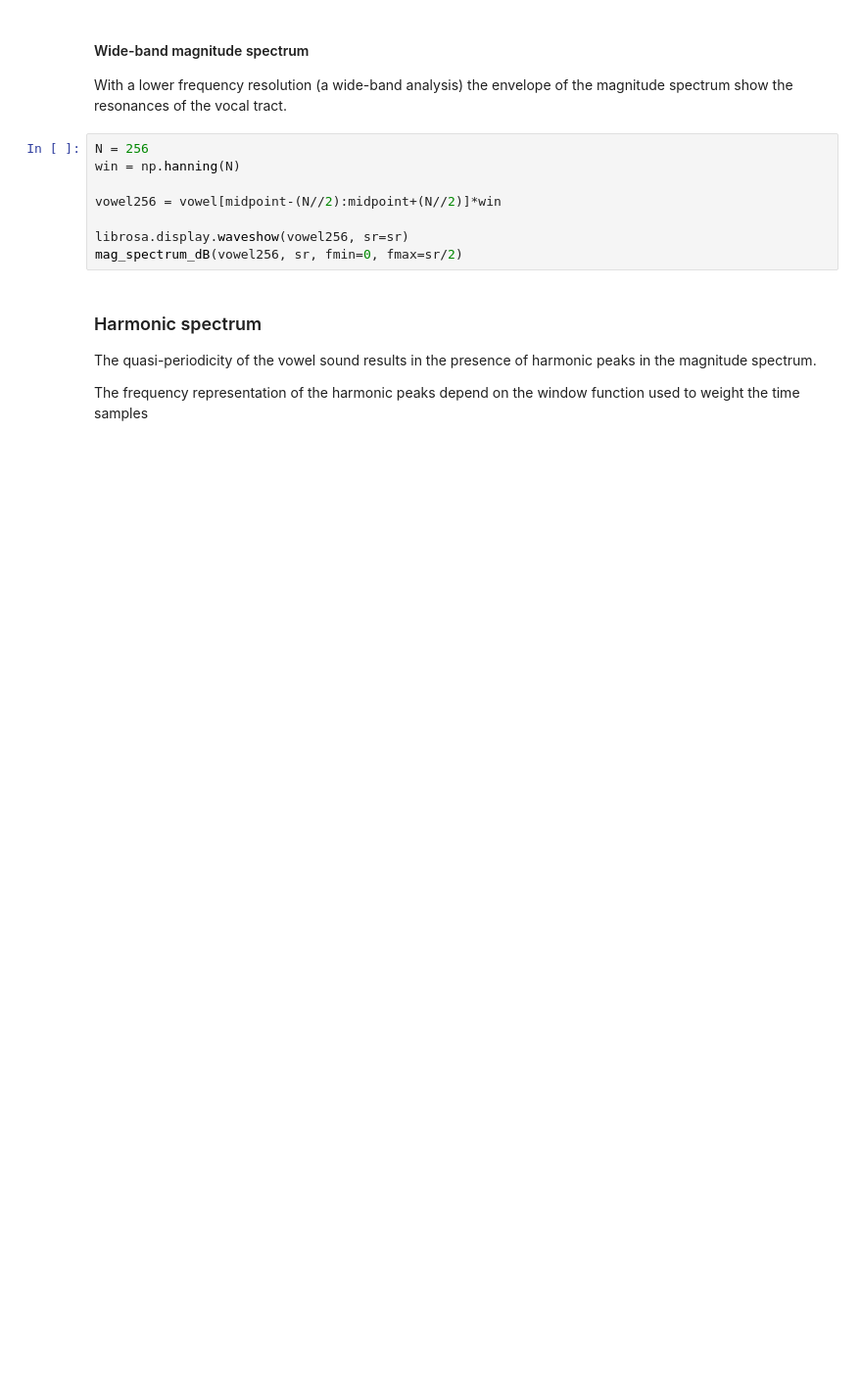
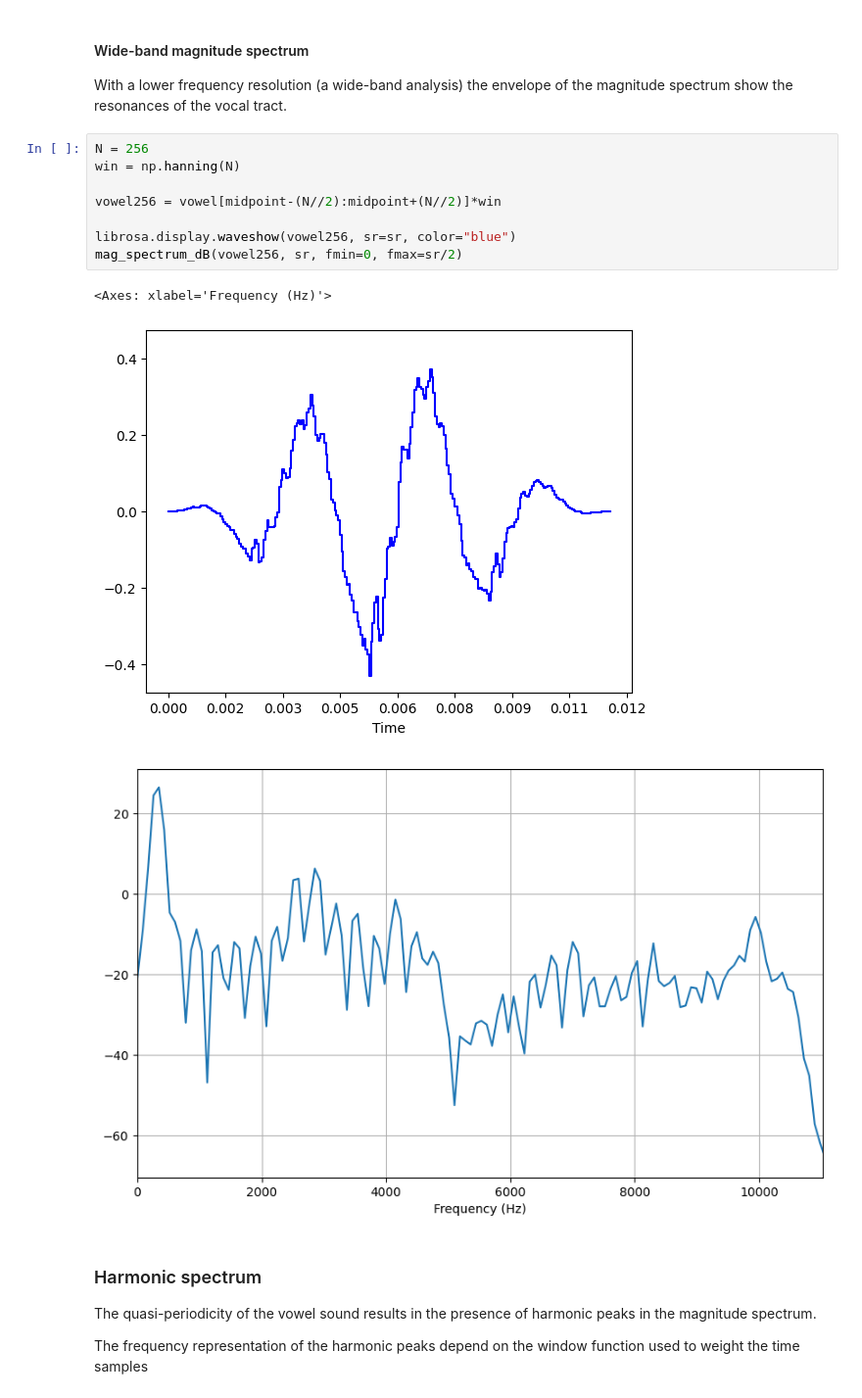
Before and after one commit to danieleavolio/Spoken-Language-Processing, a Jupyter notebook: Lab/Assignment1/slp-lab1.ipynb, the cells around one changed output. Shown at 98% size. Saved outputs shown, nothing was run; the diff lists cells and outputs as text; blank space fills up the shorter version.

```diff
--- a/Lab/Assignment1/slp-lab1.ipynb
+++ b/Lab/Assignment1/slp-lab1.ipynb
@@ -616,11 +630,15 @@ With a lower frequency resolution (a wide-band analysis) the envelope of the mag
 # %%
 N = 256
 win = np.hanning(N)
 
 vowel256 = vowel[midpoint-(N//2):midpoint+(N//2)]*win
 
-librosa.display.waveshow(vowel256, sr=sr)
+librosa.display.waveshow(vowel256, sr=sr, color="blue")
 mag_spectrum_dB(vowel256, sr, fmin=0, fmax=sr/2)
+# %% [output]
+<Axes: xlabel='Frequency (Hz)'>
+[figure, added]
+[figure, added]
 # %% [markdown]
 ### Harmonic spectrum
 
```
Also changed, not shown: parts of 13 cells of this notebook.
